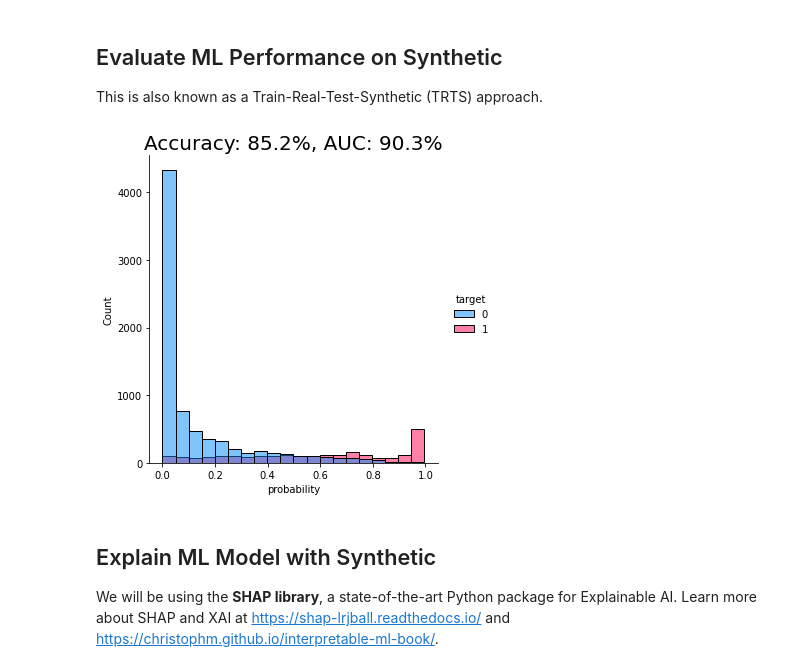
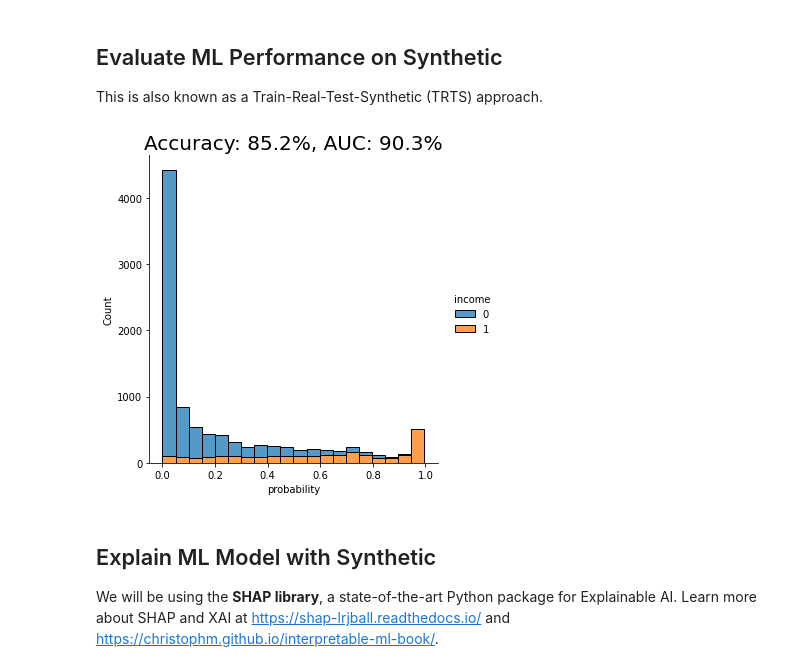
Before and after one commit to mostly-ai/mostly-tutorials, a Jupyter notebook: explainable-ai/explainable-ai.ipynb, the cells around one changed output. Saved outputs shown, nothing was run; the diff lists cells and outputs as text; code cells hidden in the pictures.

```diff
--- a/explainable-ai/explainable-ai.ipynb
+++ b/explainable-ai/explainable-ai.ipynb
@@ -110,22 +110,22 @@ This is also known as a Train-Real-Test-Synthetic (TRTS) approach.
 # %%
 from sklearn.metrics import roc_auc_score, accuracy_score
 import seaborn as sns
 import matplotlib.pyplot as plt
 plt.rcParams['figure.dpi'] = 72
 
 X_syn, y_syn = prepare_xy(syn)
 p_syn = model.predict(X_syn)
 auc = roc_auc_score(y_syn, p_syn)
 acc = accuracy_score(y_syn, (p_syn >= 0.5).astype(int))
 probs_df = pd.concat([
     pd.Series(p_syn, name='probability').reset_index(drop=True),
-    pd.Series(y_syn, name='target').reset_index(drop=True),
+    pd.Series(y_syn, name=target_col).reset_index(drop=True),
 ], axis=1)
-fig = sns.displot(data=probs_df, x='probability', hue='target', bins=20, palette=['#008CFB', '#FF004F'])
+fig = sns.displot(data=probs_df, x='probability', hue=target_col, bins=20, multiple="stack")
 fig = plt.title(f"Accuracy: {acc:.1%}, AUC: {auc:.1%}", fontsize=20)
 plt.show()
 # %% [output]
-[figure, old version]
+[figure, new version]
 # %% [markdown]
 ## Explain ML Model with Synthetic
 
```
Also changed, not shown: parts of 2 cells of this notebook, 3 other files.
